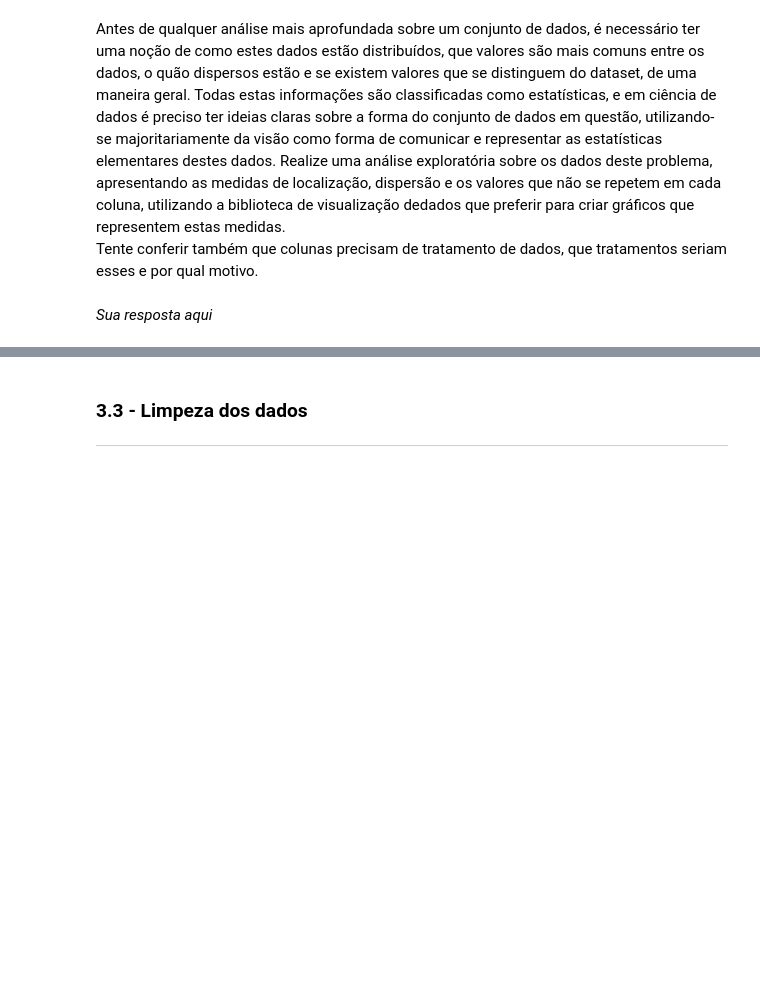
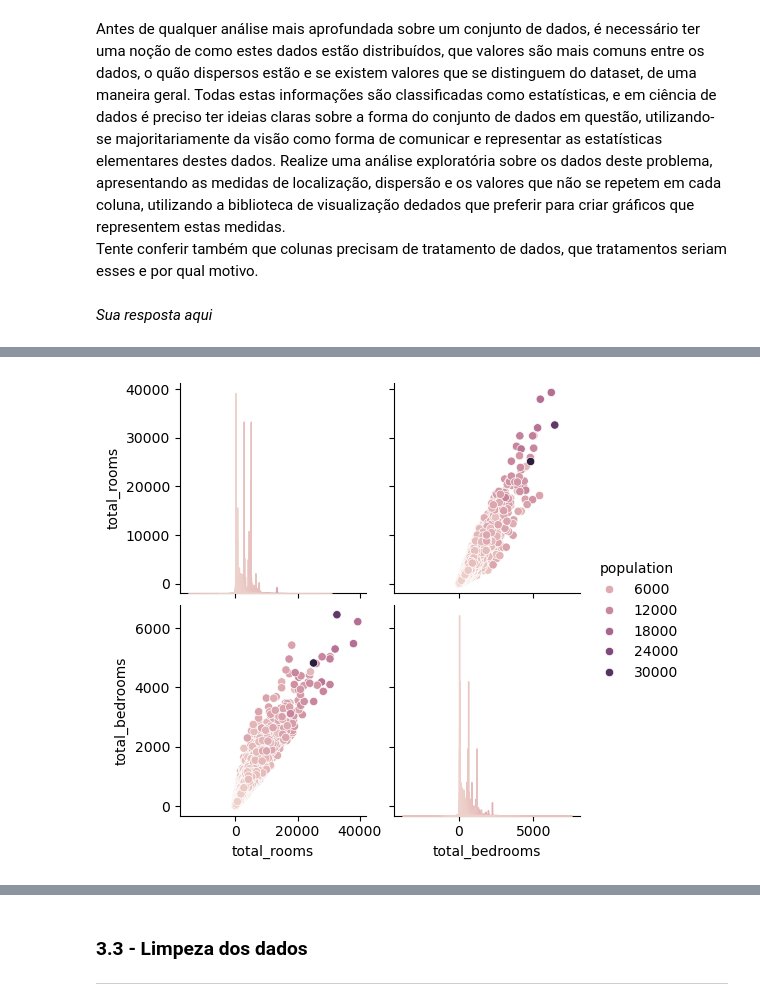
Before and after one commit to lharanhamg/TAIL_notebook_2025, a Jupyter notebook: Cópia_de_Fase2_Luis_Aranha_2025.ipynb, the cells around one changed output, grey strips where cells are left out. Cells and saved outputs as stored; diff of their text form; code cells hidden in the pictures; blank space fills up the shorter version.

```diff
--- a/Cópia_de_Fase2_Luis_Aranha_2025.ipynb
+++ b/Cópia_de_Fase2_Luis_Aranha_2025.ipynb
@@ -669,0 +940,10 @@ _Sua resposta aqui_
+# %%
+# Por meio deste pairplot eu identifico que existe forte
+# correlação de crescimento simultâneo quando comparamos as colunas
+# total_rooms, total_bedrooms e populations, inclusive.
+# Isto fica ainda mais evidente com o Heat Map que irei plotar em seguida.
+df_att = df.drop(["latitude", "longitude"], axis=1)
+sns.pairplot(df_att.select_dtypes(include='number'), hue="population")
+plt.show()
+# %% [output]
+[figure, added]
```
Also changed, not shown: parts of 34 cells of this notebook.
